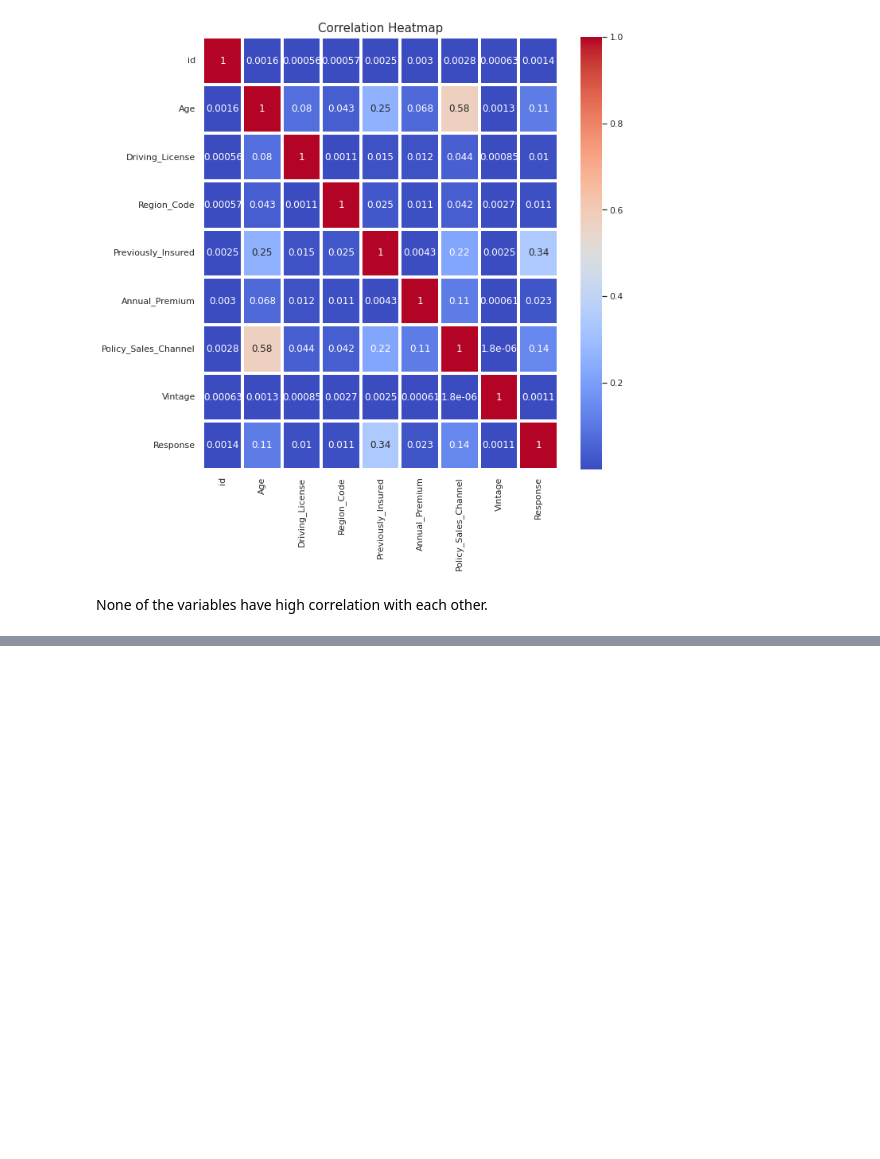
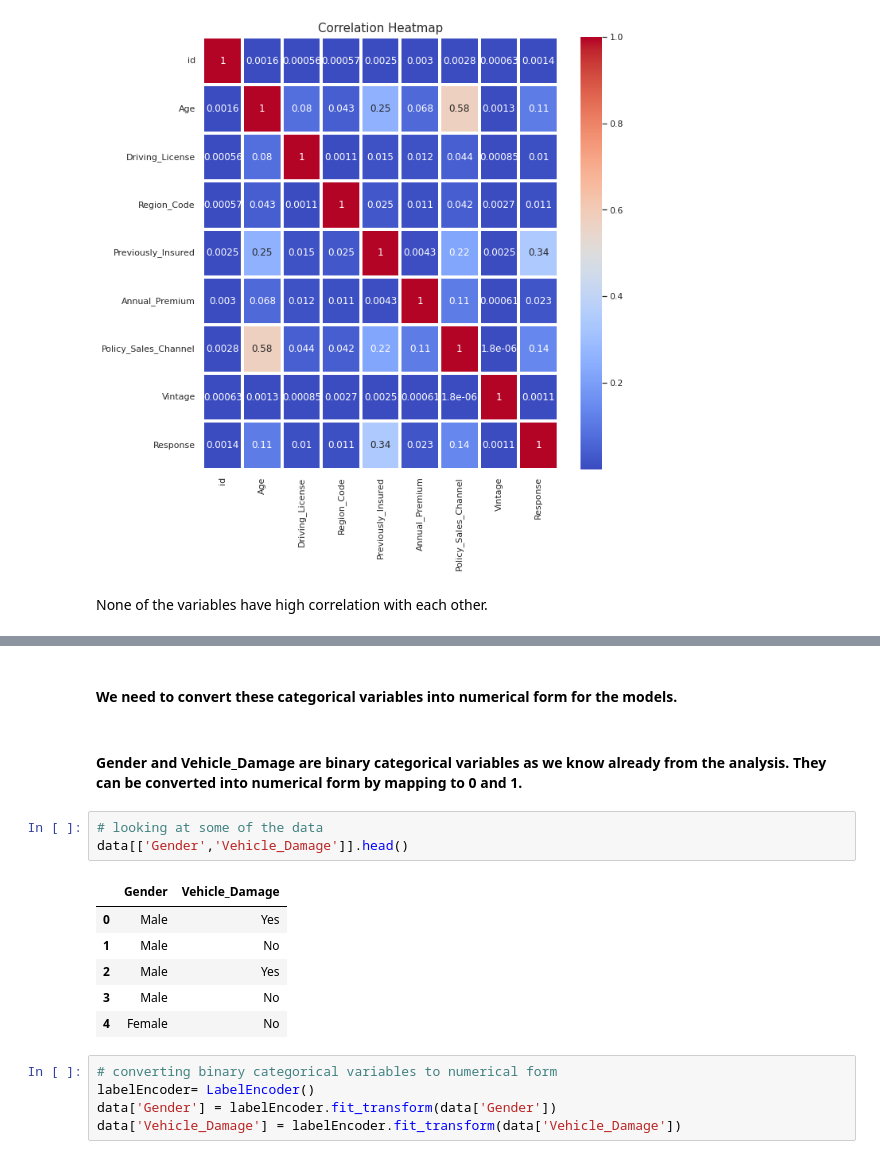
Before and after one commit to nihalhabeeb/Health_Insurance_Cross_Sell_Prediction, a Jupyter notebook: Health_Insurance_Cross_Sell_Prediction_Capstone_Project.ipynb, the cells around one changed output, grey strips where cells are left out. Saved outputs shown, nothing was run; the diff lists cells and outputs as text; blank space fills up the shorter version.

```diff
--- a/Health_Insurance_Cross_Sell_Prediction_Capstone_Project.ipynb
+++ b/Health_Insurance_Cross_Sell_Prediction_Capstone_Project.ipynb
@@ -566,0 +581,19 @@ None of the variables have high correlation with each other.
+# %% [markdown]
+#### We need to convert these categorical variables into numerical form for the models.
+# %% [markdown]
+#### Gender and Vehicle_Damage are binary categorical variables as we know already from the analysis. They can be converted into numerical form by mapping to 0 and 1.
+# %%
+# looking at some of the data
+data[['Gender','Vehicle_Damage']].head()
+# %% [output]
+|  | Gender | Vehicle_Damage |
+| 0 | Male | Yes |
+| 1 | Male | No |
+| 2 | Male | Yes |
+| 3 | Male | No |
+| 4 | Female | No |
+# %%
+# converting binary categorical variables to numerical form
+labelEncoder= LabelEncoder()
+data['Gender'] = labelEncoder.fit_transform(data['Gender'])
+data['Vehicle_Damage'] = labelEncoder.fit_transform(data['Vehicle_Damage'])
```
Also changed, not shown: parts of 15 cells of this notebook.
